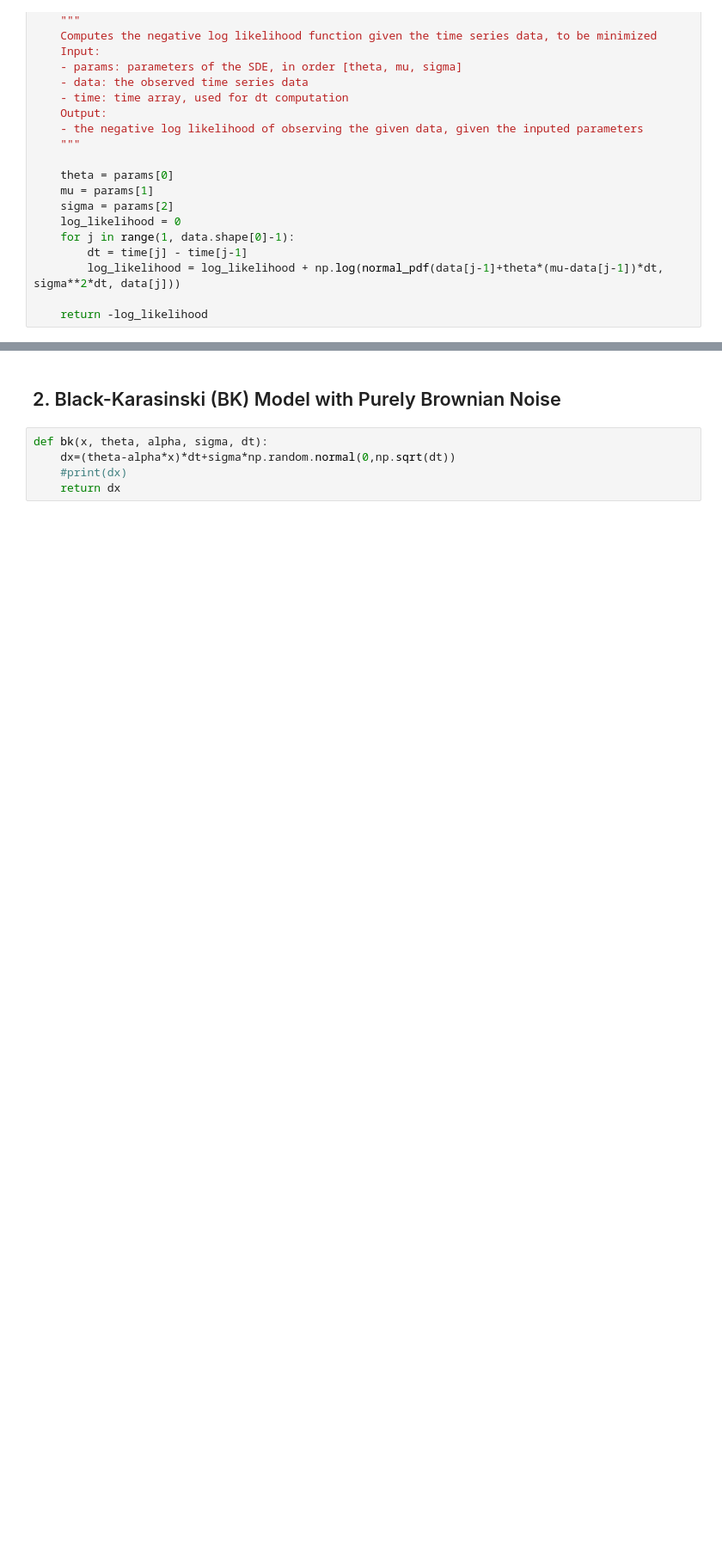
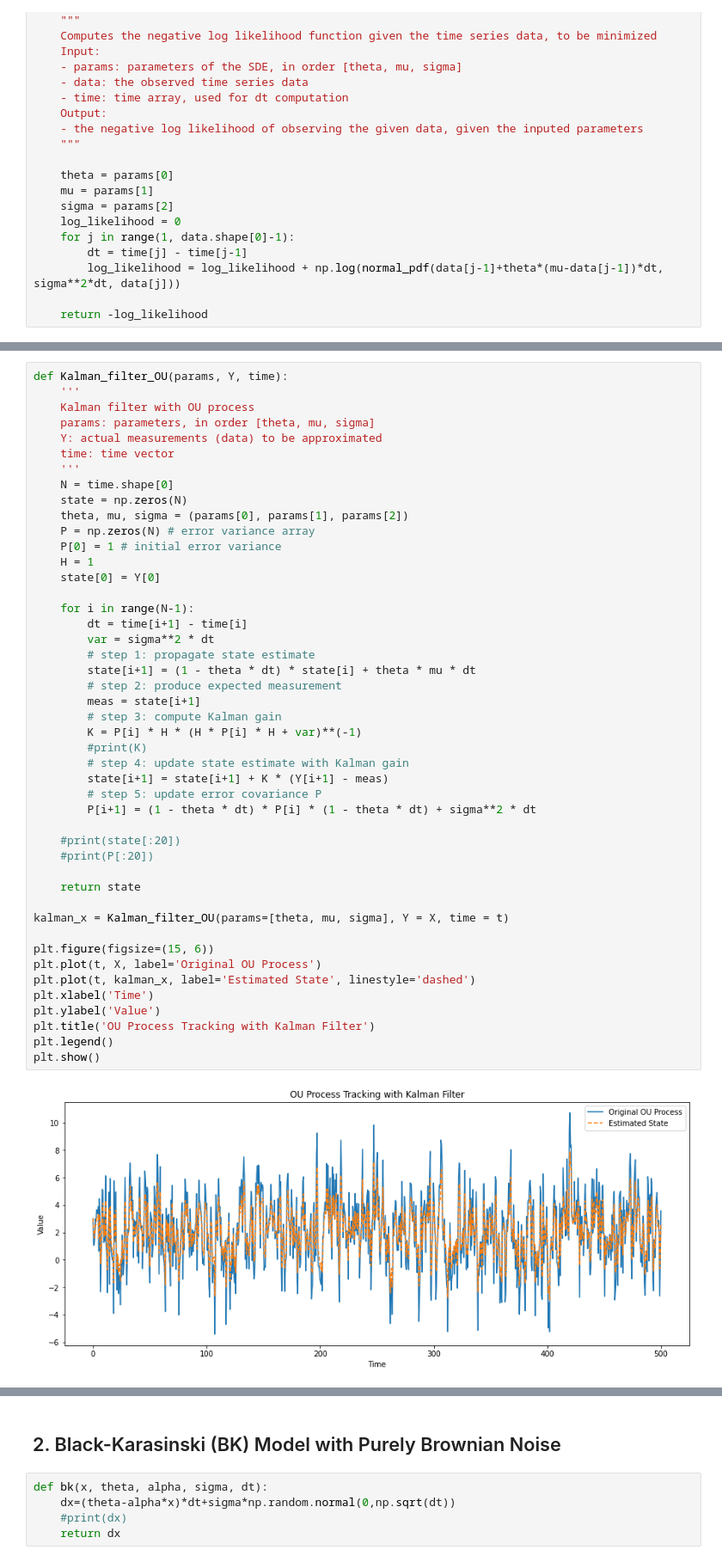
Before and after one commit to bao021600/Application-of-Kalman-Filter-in-Stochastic-Differentional-Equations, a Jupyter notebook: MLE_OU_BK_Process_1208.ipynb, the cells around one changed output, grey strips where cells are left out. Shown at 86% size. Cells and saved outputs as stored; diff of their text form; blank space fills up the shorter version.

```diff
--- a/MLE_OU_BK_Process_1208.ipynb
+++ b/MLE_OU_BK_Process_1208.ipynb
@@ -119,3 +127,51 @@ plt.show()
+# %%
+def Kalman_filter_OU(params, Y, time):
+    '''
+    Kalman filter with OU process
+    params: parameters, in order [theta, mu, sigma]
+    Y: actual measurements (data) to be approximated
+    time: time vector
+    '''
+    N = time.shape[0]
+    state = np.zeros(N)
+    theta, mu, sigma = (params[0], params[1], params[2])
+    P = np.zeros(N) # error variance array
+    P[0] = 1 # initial error variance
+    H = 1
+    state[0] = Y[0]
+
+    for i in range(N-1):
+        dt = time[i+1] - time[i]
+        var = sigma**2 * dt
+        # step 1: propagate state estimate
+        state[i+1] = (1 - theta * dt) * state[i] + theta * mu * dt
+        # step 2: produce expected measurement
+        meas = state[i+1]
+        # step 3: compute Kalman gain
+        K = P[i] * H * (H * P[i] * H + var)**(-1)
+        #print(K)
+        # step 4: update state estimate with Kalman gain
+        state[i+1] = state[i+1] + K * (Y[i+1] - meas)
+        # step 5: update error covariance P
+        P[i+1] = (1 - theta * dt) * P[i] * (1 - theta * dt) + sigma**2 * dt
+
+    #print(state[:20])
+    #print(P[:20])
+
+    return state
+
+kalman_x = Kalman_filter_OU(params=[theta, mu, sigma], Y = X, time = t)
+
+plt.figure(figsize=(15, 6))
+plt.plot(t, X, label='Original OU Process')
+plt.plot(t, kalman_x, label='Estimated State', linestyle='dashed')
+plt.xlabel('Time')
+plt.ylabel('Value')
+plt.title('OU Process Tracking with Kalman Filter')
+plt.legend()
+plt.show()
+# %% [output]
+[figure, added]
 # %%
 def Kalman_OU(Y, x0, P0, theta, mu, sigma, dt):
     N = len(Y)
```
Also changed, not shown: parts of 14 cells of this notebook.
